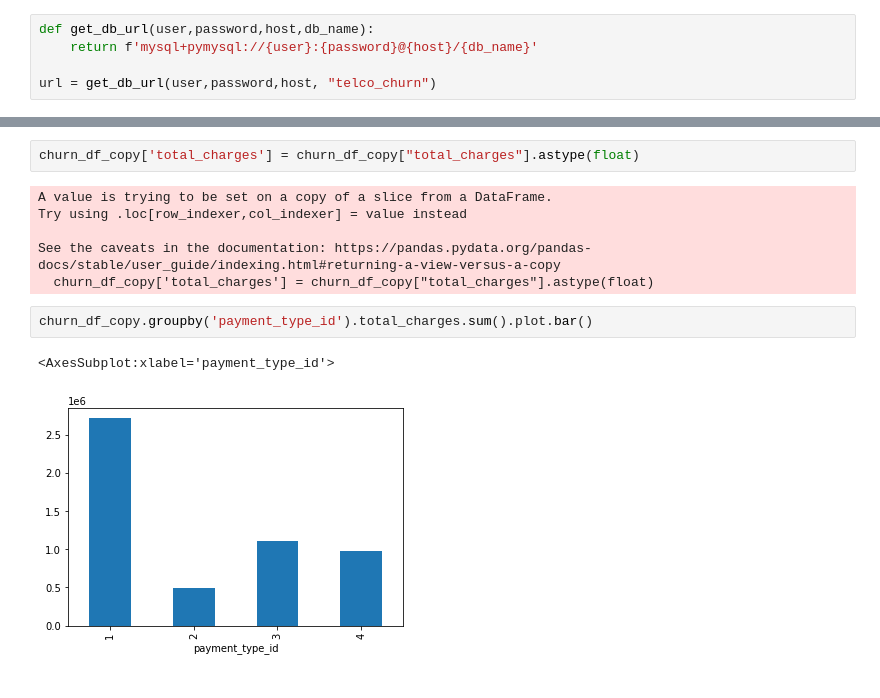
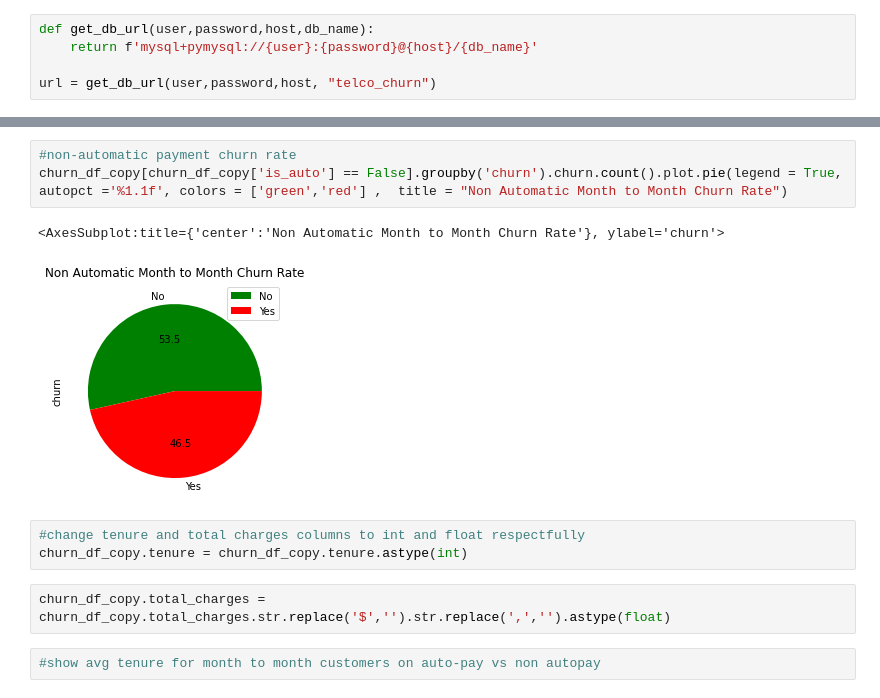
Before and after one commit to carterrxavier/storytelling_project_1, a Jupyter notebook: project_1_notebook.ipynb, the cells around one changed output, grey strips where cells are left out. Saved outputs shown, nothing was run; the diff lists cells and outputs as text.

```diff
--- a/project_1_notebook.ipynb
+++ b/project_1_notebook.ipynb
@@ -26,13 +44,13 @@ array([<AxesSubplot:ylabel='churn'>], dtype=object)
+# %%
+#non-automatic payment churn rate
+churn_df_copy[churn_df_copy['is_auto'] == False].groupby('churn').churn.count().plot.pie(legend = True, autopct ='%1.1f', colors = ['green','red'] ,  title = "Non Automatic Month to Month Churn Rate")
+# %% [output]
+<AxesSubplot:title={'center':'Non Automatic Month to Month Churn Rate'}, ylabel='churn'>
+[figure, added]
+# %%
+#change tenure and total charges columns to int and float respectfully
+churn_df_copy.tenure = churn_df_copy.tenure.astype(int)
 # %%
-churn_df_copy['total_charges'] = churn_df_copy["total_charges"].astype(float)
+churn_df_copy.total_charges = churn_df_copy.total_charges.str.replace('$','').str.replace(',','').astype(float)
-# %% [output]
-A value is trying to be set on a copy of a slice from a DataFrame.
-Try using .loc[row_indexer,col_indexer] = value instead
-
-See the caveats in the documentation: https://pandas.pydata.org/pandas-docs/stable/user_guide/indexing.html#returning-a-view-versus-a-copy
-  churn_df_copy['total_charges'] = churn_df_copy["total_charges"].astype(float)
-# %%
-churn_df_copy.groupby('payment_type_id').total_charges.sum().plot.bar()
-# %% [output]
-<AxesSubplot:xlabel='payment_type_id'>
-[figure, removed]
+# %%
+#show avg tenure for month to month customers on auto-pay vs non autopay
```
Also changed, not shown: parts of 12 cells of this notebook, 1 other file.
